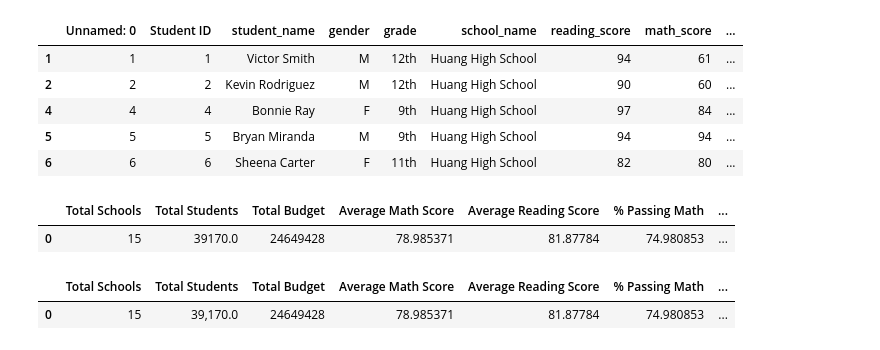
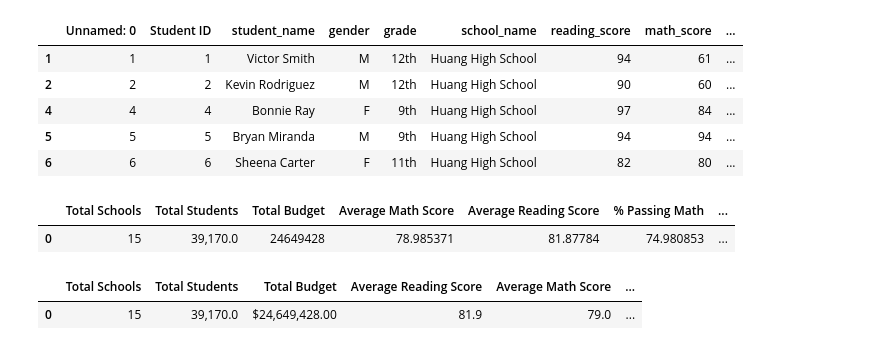
Before and after one commit to UnixBear/DataScience_Bootcamp, a Jupyter notebook: Rutgers_Data_Science/PyCitySchools/PyCitySchools.ipynb, the cells around one changed output. Drawn from its saved outputs; the diff is of its cells as text; code cells hidden in the pictures.

```diff
--- a/Rutgers_Data_Science/PyCitySchools/PyCitySchools.ipynb
+++ b/Rutgers_Data_Science/PyCitySchools/PyCitySchools.ipynb
@@ -55,4 +66,7 @@ for word in pre_suf_to_remove:
 # %% [output]
 'student_names=studentCompleteDF["student_name"].tolist()\nnames_to_fix = []\nfor name in student_names:\n    if len(name.split()) >= 3:\n        names_to_fix.append(name)\nprefixes=[]\nsuffixes=[]\nf ...
 # %%
-school_data_complete_df = pd.merge(studentCompleteDF, schoolCompleteDF, on=["school_name","school_name"])
+unique_school_name = schoolCompleteDF['school_name'].unique()
+dist_student_count = schoolCompleteDF['size'].sum()
+school_count = len(unique_school_name)
+total_student_rec = studentCompleteDF['student_name'].count()
@@ -101,14 +117,28 @@ district_summary_df = pd.DataFrame(
         "% Overall Passing": overall_passing_percentage}])
 district_summary_df
 district_summary_df["Total Students"] = district_summary_df["Total Students"].map("{:,}".format)
-# %% [output]
-|  | Total Schools | Total Students | Total Budget | Average Math Score | Average Reading Score | % Passing Math | ... |
-| 0 | 15 | 39170.0 | 24649428 | 78.985371 | 81.87784 | 74.980853 | ... |
 # %%
 new_column_order = ["Total Schools", "Total Students", "Total Budget","Average Math Score", "Average Reading Score", "% Passing Math", "% Passing Reading", "% Overall Passing"]
 district_summary_df = district_summary_df[new_column_order]
+district_summary_df.head()
+# %% [output]
+|  | Total Schools | Total Students | Total Budget | Average Math Score | Average Reading Score | % Passing Math | ... |
+| 0 | 15 | 39,170.0 | 24649428 | 78.985371 | 81.87784 | 74.980853 | ... |
 # %%
-district_summary_df.head()
+dist_sum = district_summary_df[["Total Schools",
+                             "Total Students",
+                             "Total Budget",
+                             "Average Reading Score",
+                             "Average Math Score",
+                             '% Passing Reading',
+                             '% Passing Math',
+                             '% Overall Passing']]
+dist_sum.style.format({"Total Budget": "${:,.2f}",
+                       "Average Reading Score": "{:.1f}",
+                       "Average Math Score": "{:.1f}",
+                       "% Passing Math": "{:.1%}",
+                       "% Passing Reading": "{:.1%}",
+                       "Overall Passing Rate": "{:.1%}"})
 # %% [output]
-|  | Total Schools | Total Students | Total Budget | Average Math Score | Average Reading Score | % Passing Math | ... |
-| 0 | 15 | 39,170.0 | 24649428 | 78.985371 | 81.87784 | 74.980853 | ... |
+|  | Total Schools | Total Students | Total Budget | Average Reading Score | Average Math Score | ... |
+| 0 | 15 | 39,170.0 | $24,649,428.00 | 81.9 | 79.0 | ... |
```
Also changed, not shown: parts of 5 cells of this notebook, 41 other files.
